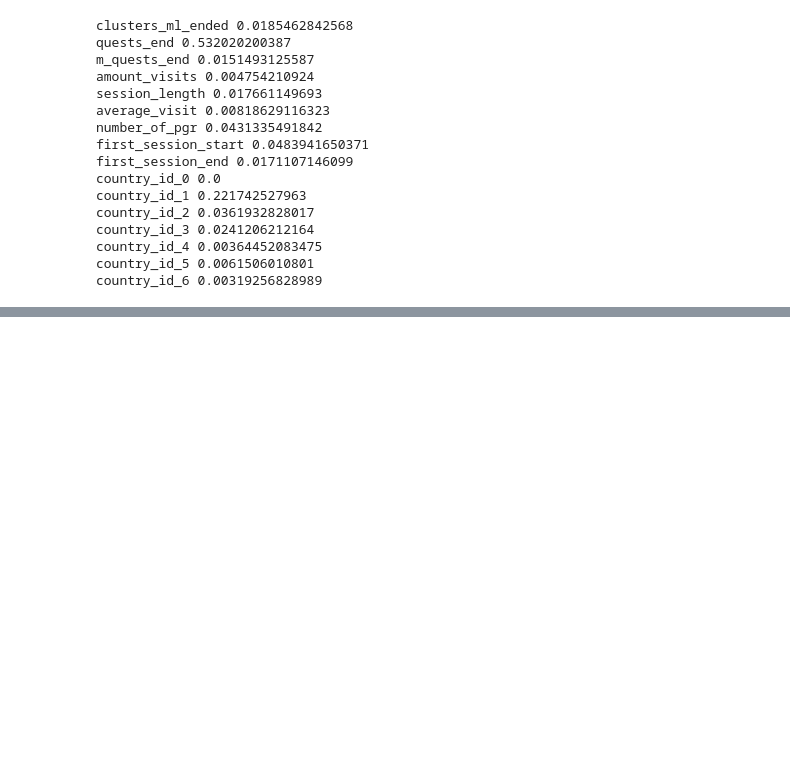
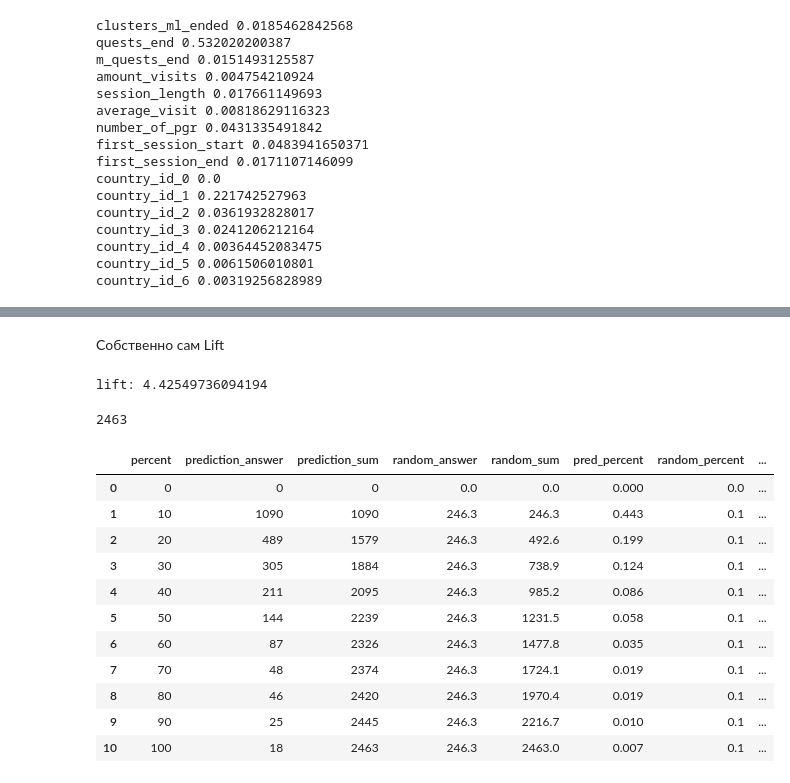
Before and after one commit to Smolev/practice2017, a Jupyter notebook: WG.ipynb, the cells around one changed output, grey strips where cells are left out. Saved outputs shown, nothing was run; the diff lists cells and outputs as text; code cells hidden in the pictures; blank space fills up the shorter version.

```diff
--- a/WG.ipynb
+++ b/WG.ipynb
@@ -689,0 +1069,11 @@ country_id_6 0.00319256828989
+# %% [markdown]
+Собственно сам Lift
+# %%
+#lift
+print('lift:', propotion_10/propotion_all)
+# %% [output]
+lift: 4.42549736094194
+# %%
+lift_df['real_answer'].sum()
+# %% [output]
+2463
@@ -689,0 +1095,15 @@ country_id_6 0.00319256828989
+# %%
+lift_table
+# %% [output]
+|  | percent | prediction_answer | prediction_sum | random_answer | random_sum | pred_percent | random_percent | ... |
+| 0 | 0 | 0 | 0 | 0.0 | 0.0 | 0.000 | 0.0 | ... |
+| 1 | 10 | 1090 | 1090 | 246.3 | 246.3 | 0.443 | 0.1 | ... |
+| 2 | 20 | 489 | 1579 | 246.3 | 492.6 | 0.199 | 0.1 | ... |
+| 3 | 30 | 305 | 1884 | 246.3 | 738.9 | 0.124 | 0.1 | ... |
+| 4 | 40 | 211 | 2095 | 246.3 | 985.2 | 0.086 | 0.1 | ... |
+| 5 | 50 | 144 | 2239 | 246.3 | 1231.5 | 0.058 | 0.1 | ... |
+| 6 | 60 | 87 | 2326 | 246.3 | 1477.8 | 0.035 | 0.1 | ... |
+| 7 | 70 | 48 | 2374 | 246.3 | 1724.1 | 0.019 | 0.1 | ... |
+| 8 | 80 | 46 | 2420 | 246.3 | 1970.4 | 0.019 | 0.1 | ... |
+| 9 | 90 | 25 | 2445 | 246.3 | 2216.7 | 0.010 | 0.1 | ... |
+| 10 | 100 | 18 | 2463 | 246.3 | 2463.0 | 0.007 | 0.1 | ... |
```
Also changed, not shown: parts of 83 cells of this notebook.
